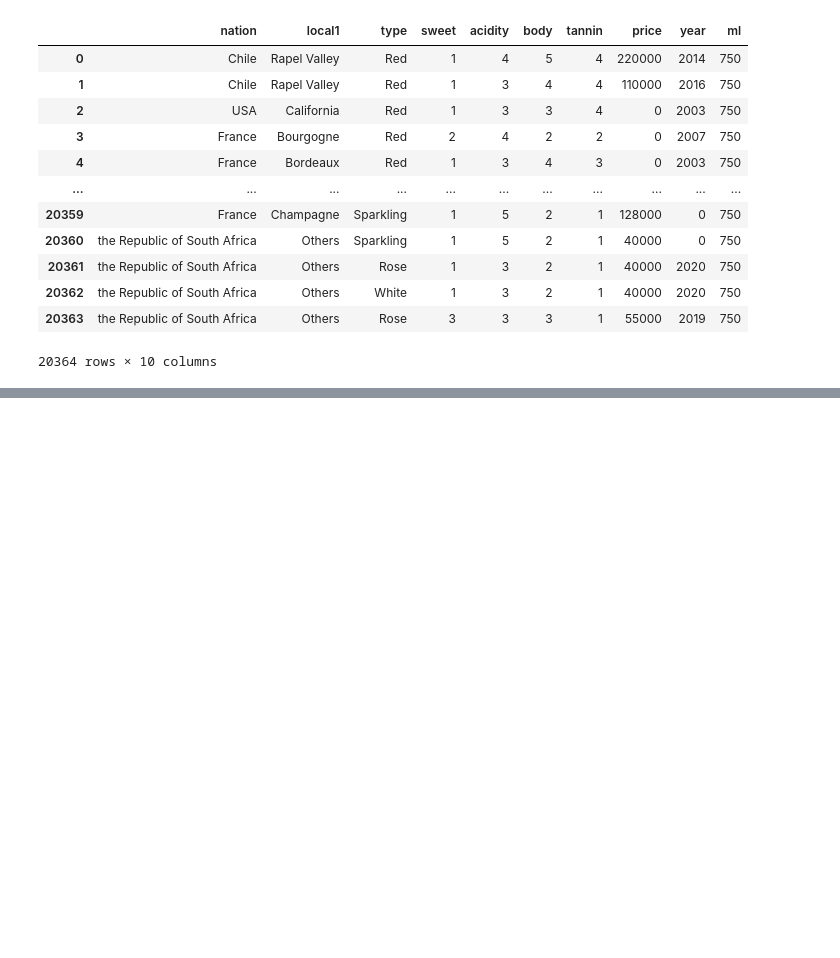
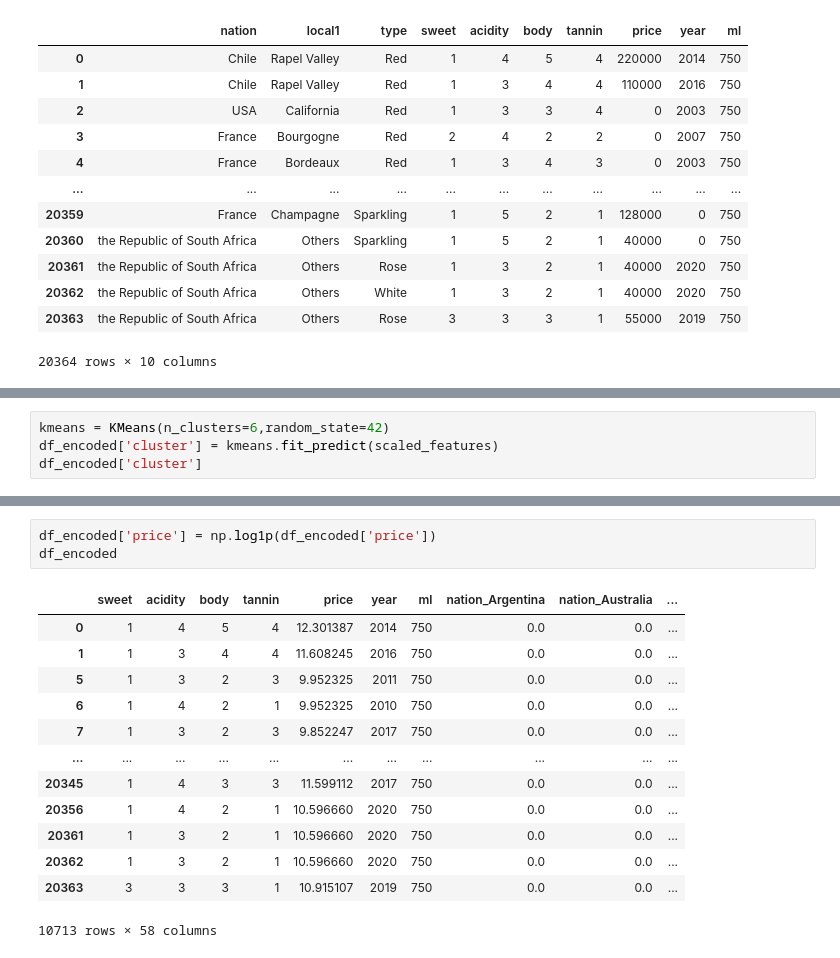
Before and after one commit to suheon99/suheon_99, a Jupyter notebook: 240215 와인 가격 예측 분석 (2).ipynb, the cells around one changed output, grey strips where cells are left out. Saved outputs shown, nothing was run; the diff lists cells and outputs as text; blank space fills up the shorter version.

```diff
--- a/240215 와인 가격 예측 분석 (2).ipynb
+++ b/240215 와인 가격 예측 분석 (2).ipynb
@@ -570,0 +591,4 @@ plt.show()
+# %%
+kmeans = KMeans(n_clusters=6,random_state=42)
+df_encoded['cluster'] = kmeans.fit_predict(scaled_features)
+df_encoded['cluster']
@@ -570,0 +788,17 @@ plt.show()
+# %%
+df_encoded['price'] = np.log1p(df_encoded['price'])
+df_encoded
+# %% [output]
+|  | sweet | acidity | body | tannin | price | year | ml | nation_Argentina | nation_Australia | ... |
+| 0 | 1 | 4 | 5 | 4 | 12.301387 | 2014 | 750 | 0.0 | 0.0 | ... |
+| 1 | 1 | 3 | 4 | 4 | 11.608245 | 2016 | 750 | 0.0 | 0.0 | ... |
+| 5 | 1 | 3 | 2 | 3 | 9.952325 | 2011 | 750 | 0.0 | 0.0 | ... |
+| 6 | 1 | 4 | 2 | 1 | 9.952325 | 2010 | 750 | 0.0 | 0.0 | ... |
+| 7 | 1 | 3 | 2 | 3 | 9.852247 | 2017 | 750 | 0.0 | 0.0 | ... |
+| ... | ... | ... | ... | ... | ... | ... | ... | ... | ... | ... |
+| 20345 | 1 | 4 | 3 | 3 | 11.599112 | 2017 | 750 | 0.0 | 0.0 | ... |
+| 20356 | 1 | 4 | 2 | 1 | 10.596660 | 2020 | 750 | 0.0 | 0.0 | ... |
+| 20361 | 1 | 3 | 2 | 1 | 10.596660 | 2020 | 750 | 0.0 | 0.0 | ... |
+| 20362 | 1 | 3 | 2 | 1 | 10.596660 | 2020 | 750 | 0.0 | 0.0 | ... |
+| 20363 | 3 | 3 | 3 | 1 | 10.915107 | 2019 | 750 | 0.0 | 0.0 | ... |
+10713 rows × 58 columns
```
Also changed, not shown: parts of 57 cells of this notebook.
